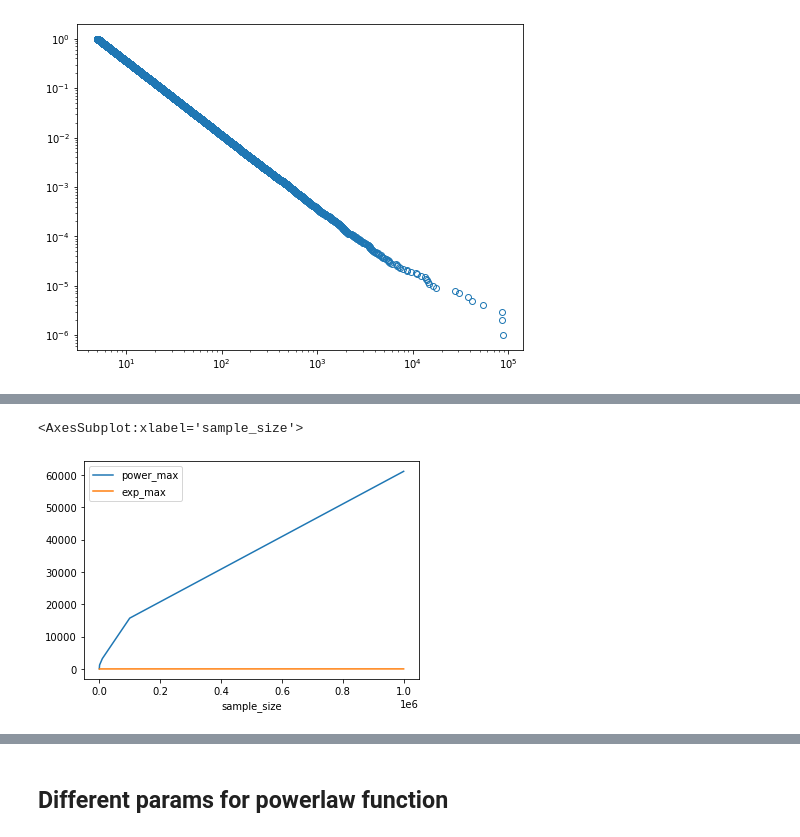
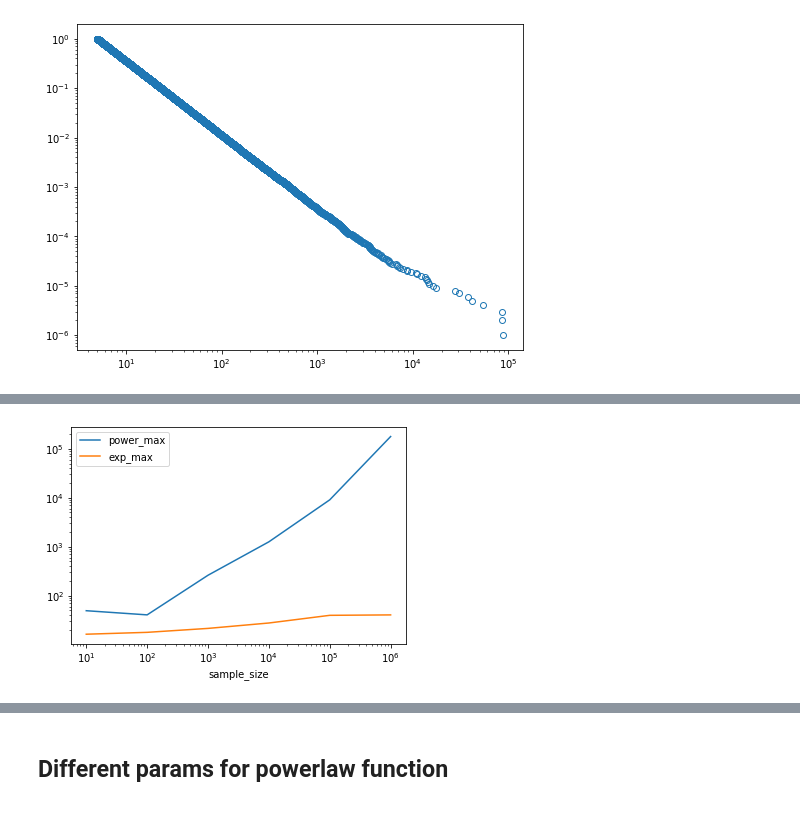
Before and after one commit to RRisto/learning, a Jupyter notebook: statistics/distributions/power_law.ipynb, the cells around one changed output, grey strips where cells are left out. Drawn from its saved outputs; the diff is of its cells as text; code cells hidden in the pictures.

```diff
--- a/statistics/distributions/power_law.ipynb
+++ b/statistics/distributions/power_law.ipynb
@@ -305,6 +319,7 @@ df_power_exp
 # %%
 #maximum value we have seen is hugeliy bigger under powerlaw distribution
 df_power_exp[['power_max', 'exp_max']].plot()
+plt.yscale('log')
+plt.xscale('log')
 # %% [output]
-<AxesSubplot:xlabel='sample_size'>
-[figure, old version]
+[figure, new version]
```
Also changed, not shown: parts of 20 cells of this notebook.
